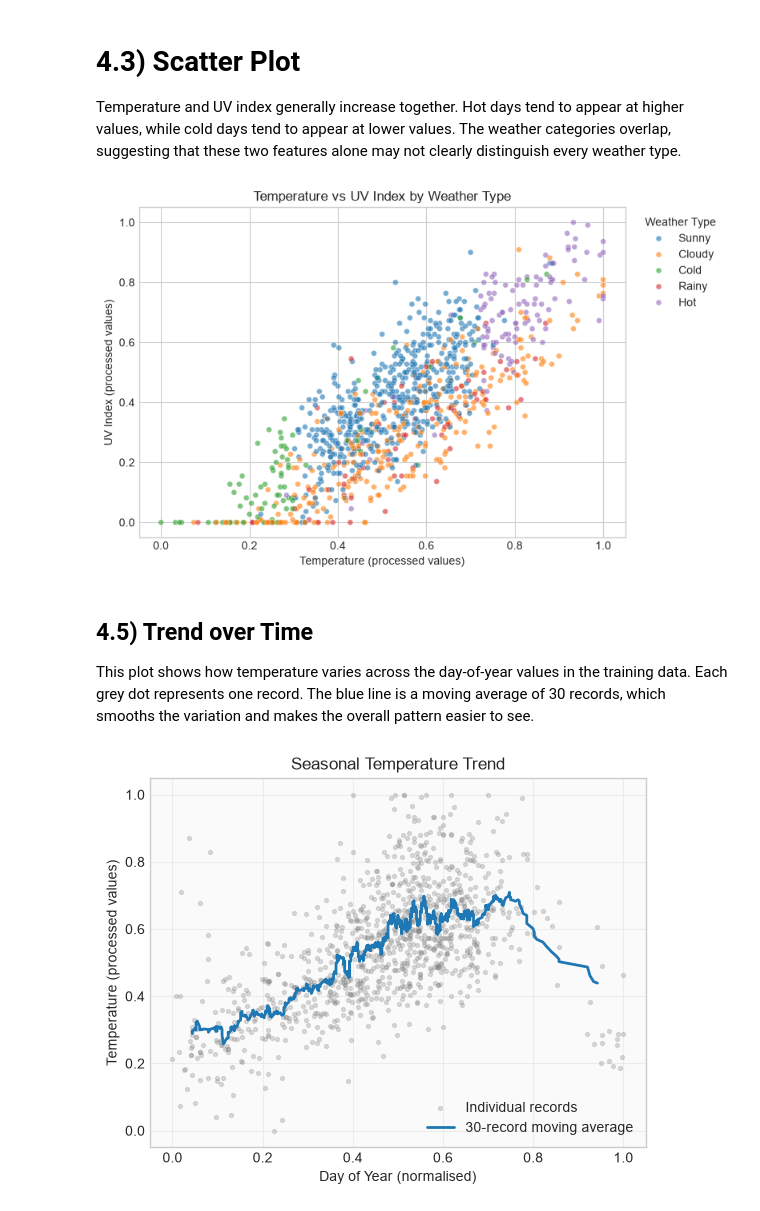
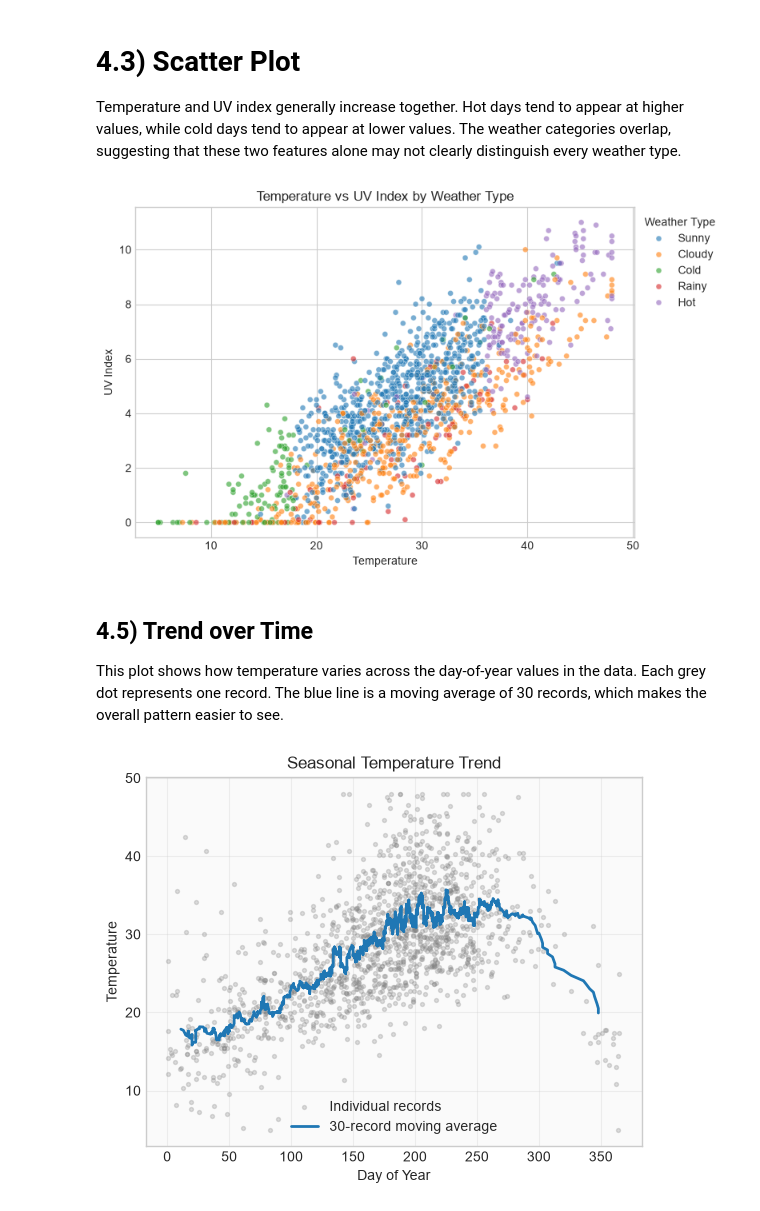
Before and after one commit to alsa0280/CST8504_Assignment1, a Jupyter notebook: notebooks/EDA.ipynb, the cells around one changed output. Cells and saved outputs as stored; diff of their text form; code cells hidden in the pictures.

```diff
--- a/notebooks/EDA.ipynb
+++ b/notebooks/EDA.ipynb
@@ -6,9 +6,14 @@ The training set is located in the `processed/` folder.
 # %%
+import os
+
+if os.path.basename(os.getcwd()) == 'notebooks':
+    os.chdir('..')
+
 import matplotlib.pyplot as plt
 import pandas as pd
 import seaborn as sns
 plt.style.use("seaborn-v0_8-whitegrid")
-df = pd.read_csv(r"..\data\processed\weather_data_train.csv")
+df = pd.read_csv(r"data\raw\weather_data.csv")
 # %% [markdown]
 ## 4.1) Distribution of Target (`day_type`)
 The target column, `day_type`, contains five weather categories: `Sunny`, `Cloudy`, `Hot`, `Cold`, and `Rainy`. `Sunny` has the most examples, while `Rainy` has the fewest. The categories have unequal numbers of examples.
@@ -59,36 +64,36 @@ Temperature and UV index generally increase together. Hot days tend to appear at
 # %%
 plt.figure(figsize=(8, 5))
 
 sns.scatterplot(
     data=df,
     x="day_temp",
     y="uv_index",
     hue="day_type",
     alpha=0.6,
     s=25
 )
 
 plt.title("Temperature vs UV Index by Weather Type")
-plt.xlabel("Temperature (processed values)")
-plt.ylabel("UV Index (processed values)")
-plt.legend(title="Weather Type", bbox_to_anchor=(1.02, 1))
+plt.xlabel("Temperature")
+plt.ylabel("UV Index")
+plt.legend(title="Weather Type", bbox_to_anchor=(1,1))
 plt.tight_layout()
 plt.show()
 # %% [output]
-[figure, old version]
+[figure, new version]
 # %% [markdown]
 ## 4.5) Trend over Time
-This plot shows how temperature varies across the day-of-year values in the training data. Each grey dot represents one record. The blue line is a moving average of 30 records, which smooths the variation and makes the overall pattern easier to see.
+This plot shows how temperature varies across the day-of-year values in the data. Each grey dot represents one record. The blue line is a moving average of 30 records, which makes the overall pattern easier to see.
 # %%
 s = df.sort_values("day_of_year")
 plt.scatter(s["day_of_year"], s["day_temp"], s=8, alpha=0.25, color="grey", label="Individual records")
 plt.plot(s["day_of_year"], s["day_temp"].rolling(30, center=True).mean(), linewidth=2, label="30-record moving average")
 plt.gca().set_facecolor('#fafafa')
 plt.grid(alpha=0.3)
-plt.xlabel('Day of Year (normalised)')
-plt.ylabel('Temperature (processed values)')
+plt.xlabel('Day of Year')
+plt.ylabel('Temperature')
 plt.title('Seasonal Temperature Trend')
 plt.legend()
 plt.show()
 # %% [output]
-[figure, old version]
+[figure, new version]
```
Also changed, not shown: parts of 5 cells of this notebook, 12 other files.
